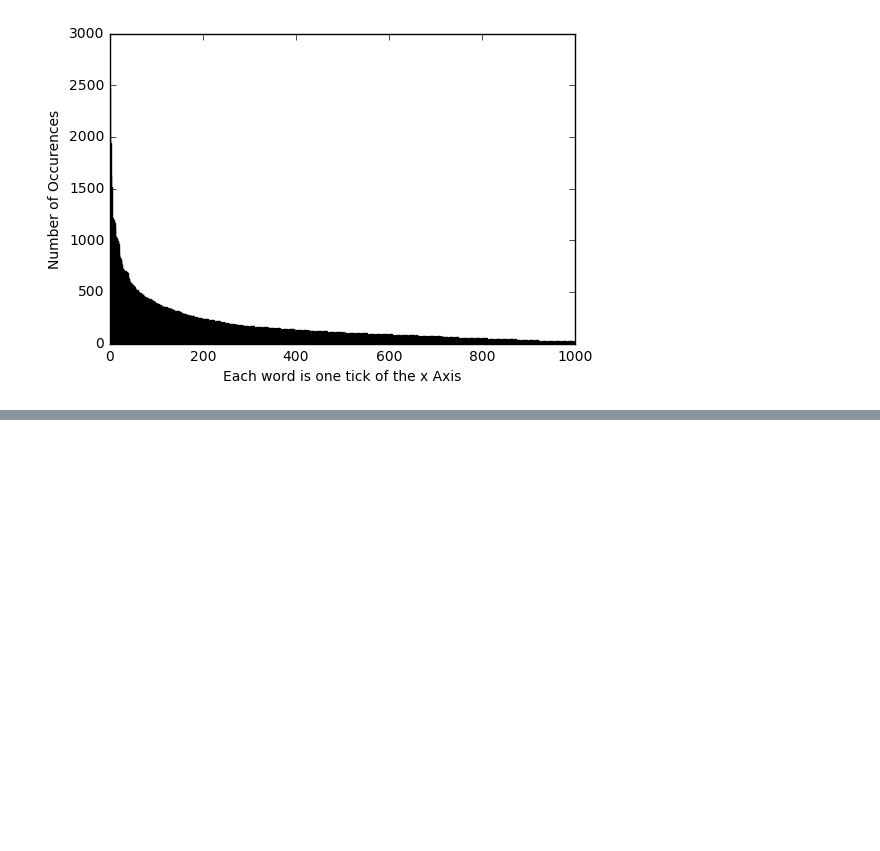
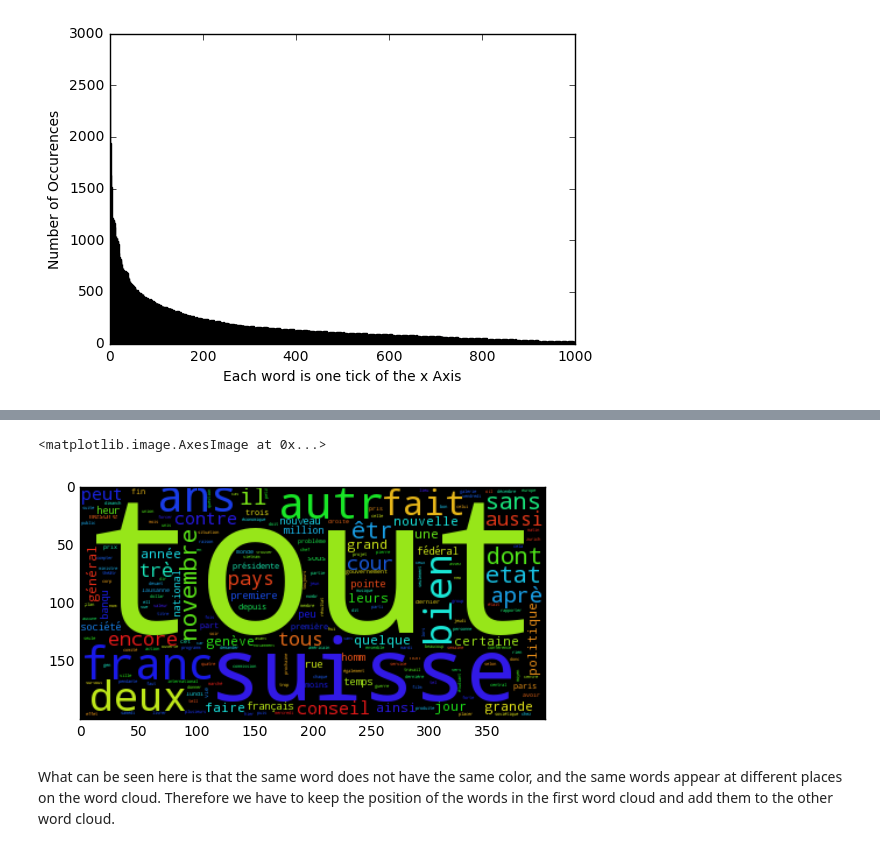
Before and after one commit to ThomVett/Project_ADA, a Jupyter notebook: Visualizations.ipynb, the cells around one changed output, grey strips where cells are left out. Saved outputs shown, nothing was run; the diff lists cells and outputs as text; code cells hidden in the pictures; blank space fills up the shorter version.

```diff
--- a/Visualizations.ipynb
+++ b/Visualizations.ipynb
@@ -170,0 +201,7 @@ numWords
+# %%
+plt.imshow(wordcloud2)
+# %% [output]
+<matplotlib.image.AxesImage at 0x...>
+[figure, added]
+# %% [markdown]
+What can be seen here is that the same word does not have the same color, and the same words appear at different places on the word cloud. Therefore we have to keep the position of the words in the first word cloud and add them to the other word cloud.
```
Also changed, not shown: parts of 13 cells of this notebook, 1 other file.
